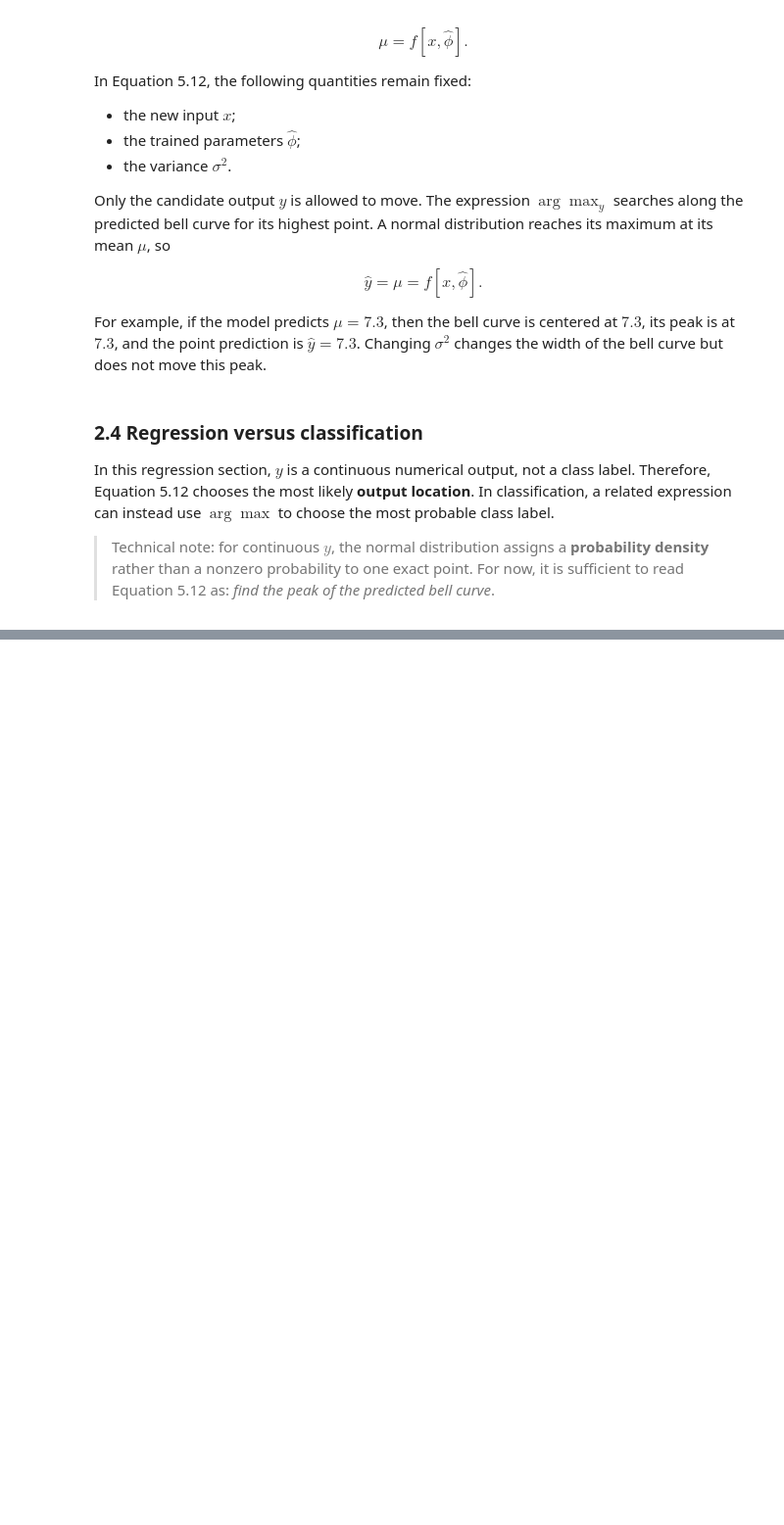
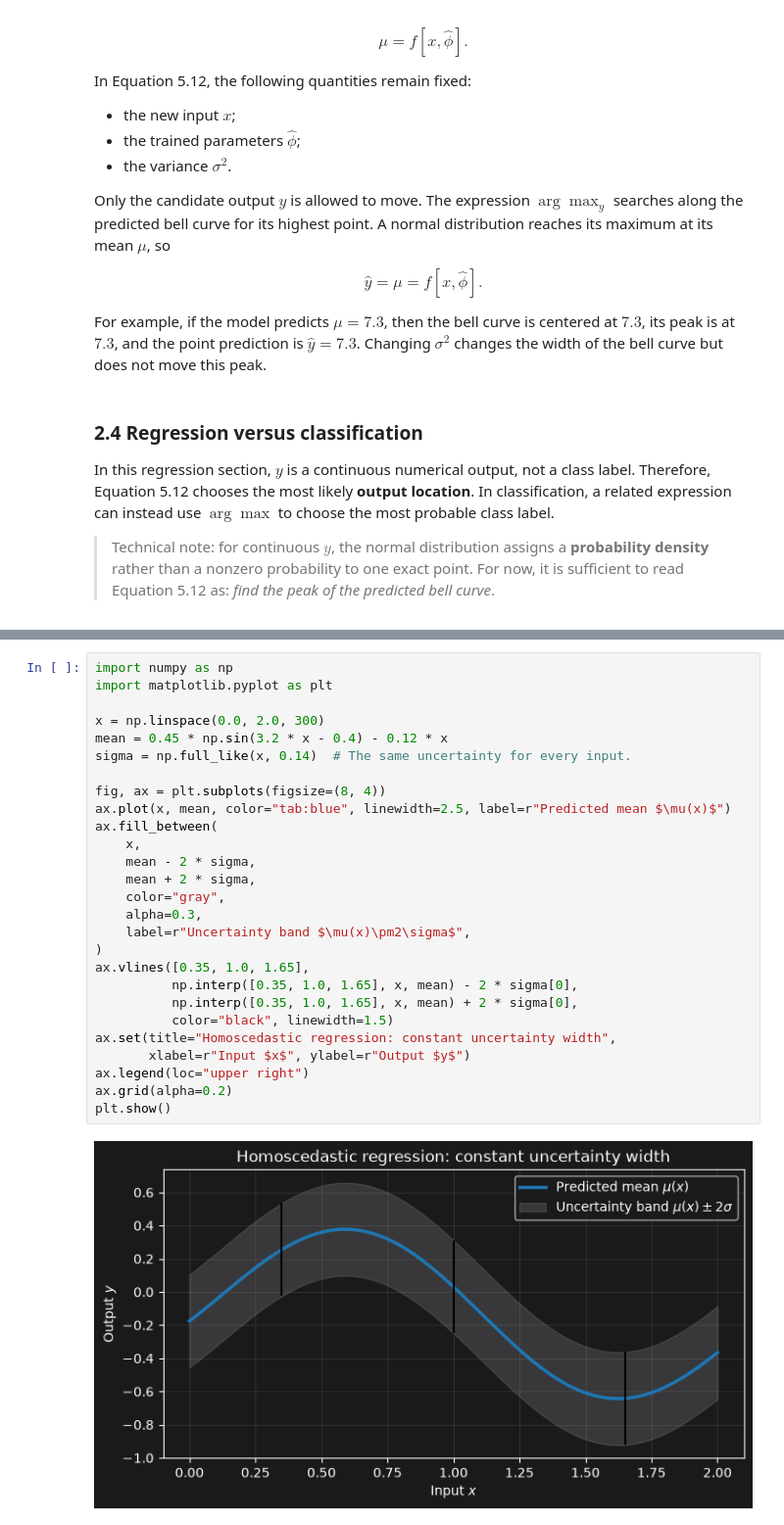
Before and after one commit to majorgilles/understanding-deep-learning-prince, a Jupyter notebook: chapters/05-loss-functions/notebooks/chapter_05_notes.ipynb, the cells around one changed output, grey strips where cells are left out. Shown at 98% size. Saved outputs shown, nothing was run; the diff lists cells and outputs as text; blank space fills up the shorter version.

Commit message:
Add comprehensive explanations and code for homoscedastic and heteroscedastic regression in Chapter 5 notes, introducing uncertainty concepts with illustrative examples and equation derivations.

```diff
--- a/chapters/05-loss-functions/notebooks/chapter_05_notes.ipynb
+++ b/chapters/05-loss-functions/notebooks/chapter_05_notes.ipynb
@@ -198,0 +257,29 @@ In this regression section, $y$ is a continuous numerical output, not a class la
+# %%
+import numpy as np
+import matplotlib.pyplot as plt
+
+x = np.linspace(0.0, 2.0, 300)
+mean = 0.45 * np.sin(3.2 * x - 0.4) - 0.12 * x
+sigma = np.full_like(x, 0.14)  # The same uncertainty for every input.
+
+fig, ax = plt.subplots(figsize=(8, 4))
+ax.plot(x, mean, color="tab:blue", linewidth=2.5, label=r"Predicted mean $\mu(x)$")
+ax.fill_between(
+    x,
+    mean - 2 * sigma,
+    mean + 2 * sigma,
+    color="gray",
+    alpha=0.3,
+    label=r"Uncertainty band $\mu(x)\pm2\sigma$",
+)
+ax.vlines([0.35, 1.0, 1.65],
+          np.interp([0.35, 1.0, 1.65], x, mean) - 2 * sigma[0],
+          np.interp([0.35, 1.0, 1.65], x, mean) + 2 * sigma[0],
+          color="black", linewidth=1.5)
+ax.set(title="Homoscedastic regression: constant uncertainty width",
+       xlabel=r"Input $x$", ylabel=r"Output $y$")
+ax.legend(loc="upper right")
+ax.grid(alpha=0.2)
+plt.show()
+# %% [output]
+[figure, added]
```
Also changed, not shown: parts of 8 cells of this notebook.
